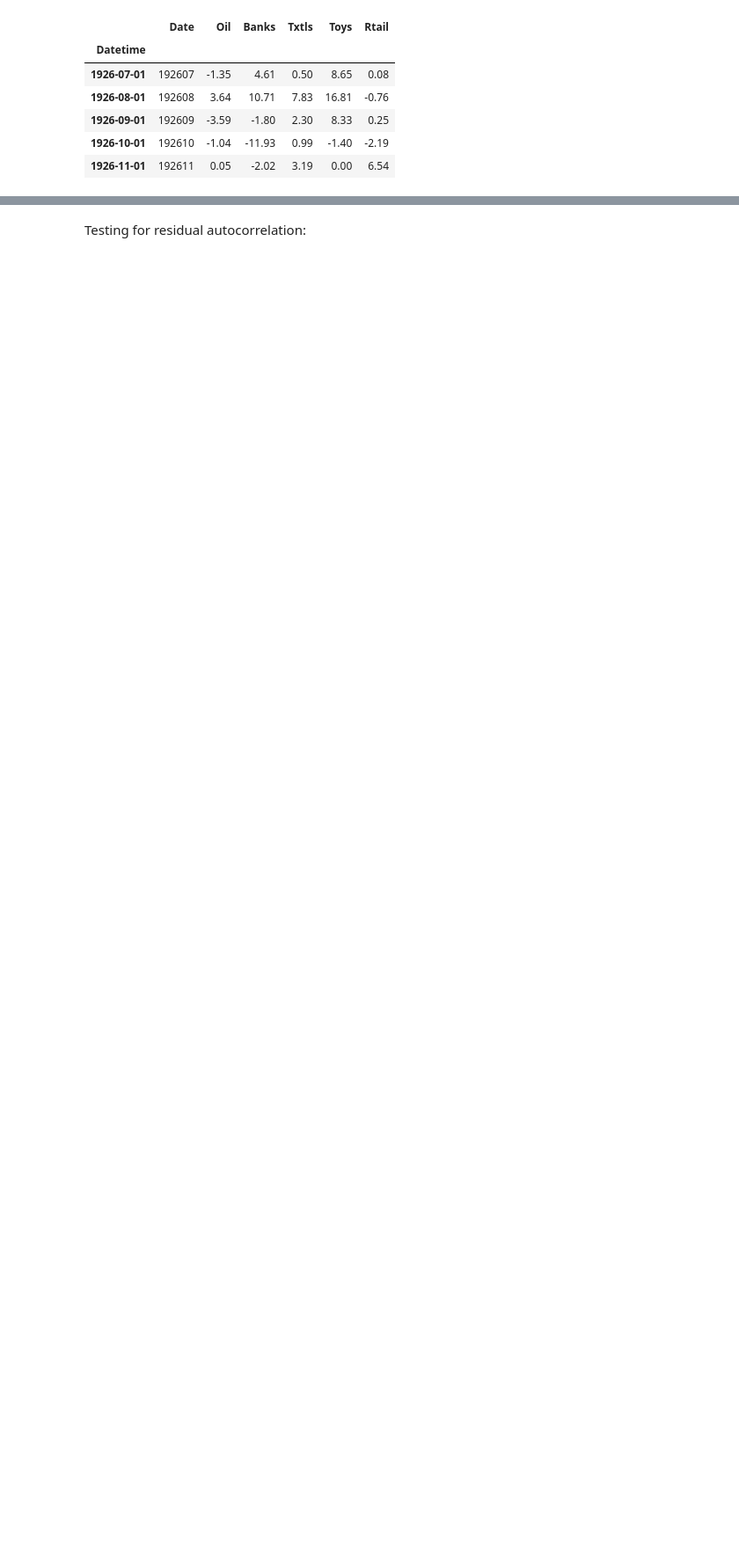
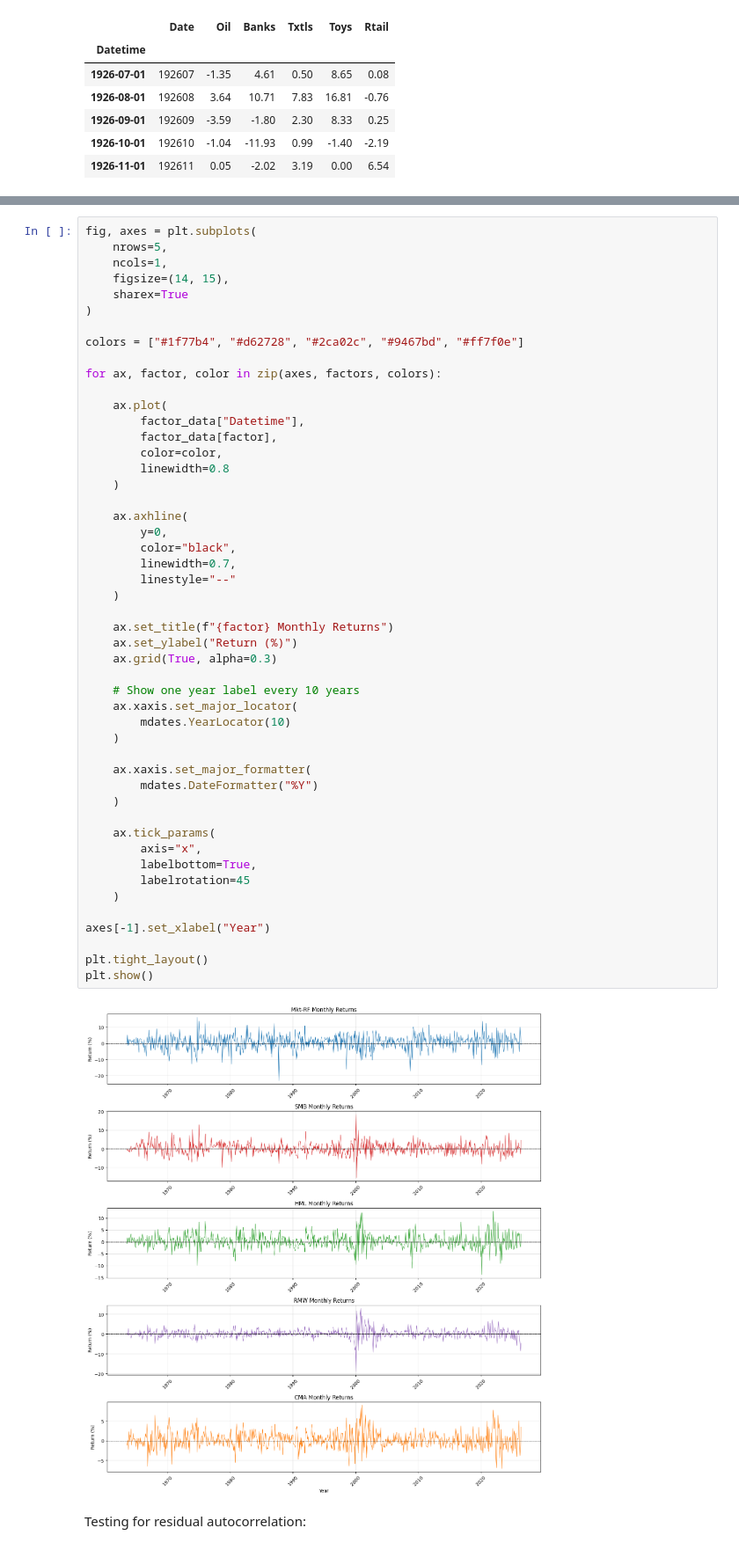
Before and after one commit to AntonioHarley/Empirical.finance.assigment, a Jupyter notebook: Antonio.ipynb, the cells around one changed output, grey strips where cells are left out. Shown at 88% size. Drawn from its saved outputs; the diff is of its cells as text; blank space fills up the shorter version.

```diff
--- a/Antonio.ipynb
+++ b/Antonio.ipynb
@@ -234,3 +337,54 @@ display(q2_data.head())
+# %%
+fig, axes = plt.subplots(
+    nrows=5,
+    ncols=1,
+    figsize=(14, 15),
+    sharex=True
+)
+
+colors = ["#1f77b4", "#d62728", "#2ca02c", "#9467bd", "#ff7f0e"]
+
+for ax, factor, color in zip(axes, factors, colors):
+
+    ax.plot(
+        factor_data["Datetime"],
+        factor_data[factor],
+        color=color,
+        linewidth=0.8
+    )
+
+    ax.axhline(
+        y=0,
+        color="black",
+        linewidth=0.7,
+        linestyle="--"
+    )
+
+    ax.set_title(f"{factor} Monthly Returns")
+    ax.set_ylabel("Return (%)")
+    ax.grid(True, alpha=0.3)
+
+    # Show one year label every 10 years
+    ax.xaxis.set_major_locator(
+        mdates.YearLocator(10)
+    )
+
+    ax.xaxis.set_major_formatter(
+        mdates.DateFormatter("%Y")
+    )
+
+    ax.tick_params(
+        axis="x",
+        labelbottom=True,
+        labelrotation=45
+    )
+
+axes[-1].set_xlabel("Year")
+
+plt.tight_layout()
+plt.show()
+# %% [output]
+[figure, added]
 # %% [markdown]
 Testing for residual autocorrelation:
 # %%
```
Also changed, not shown: parts of 8 cells of this notebook.
